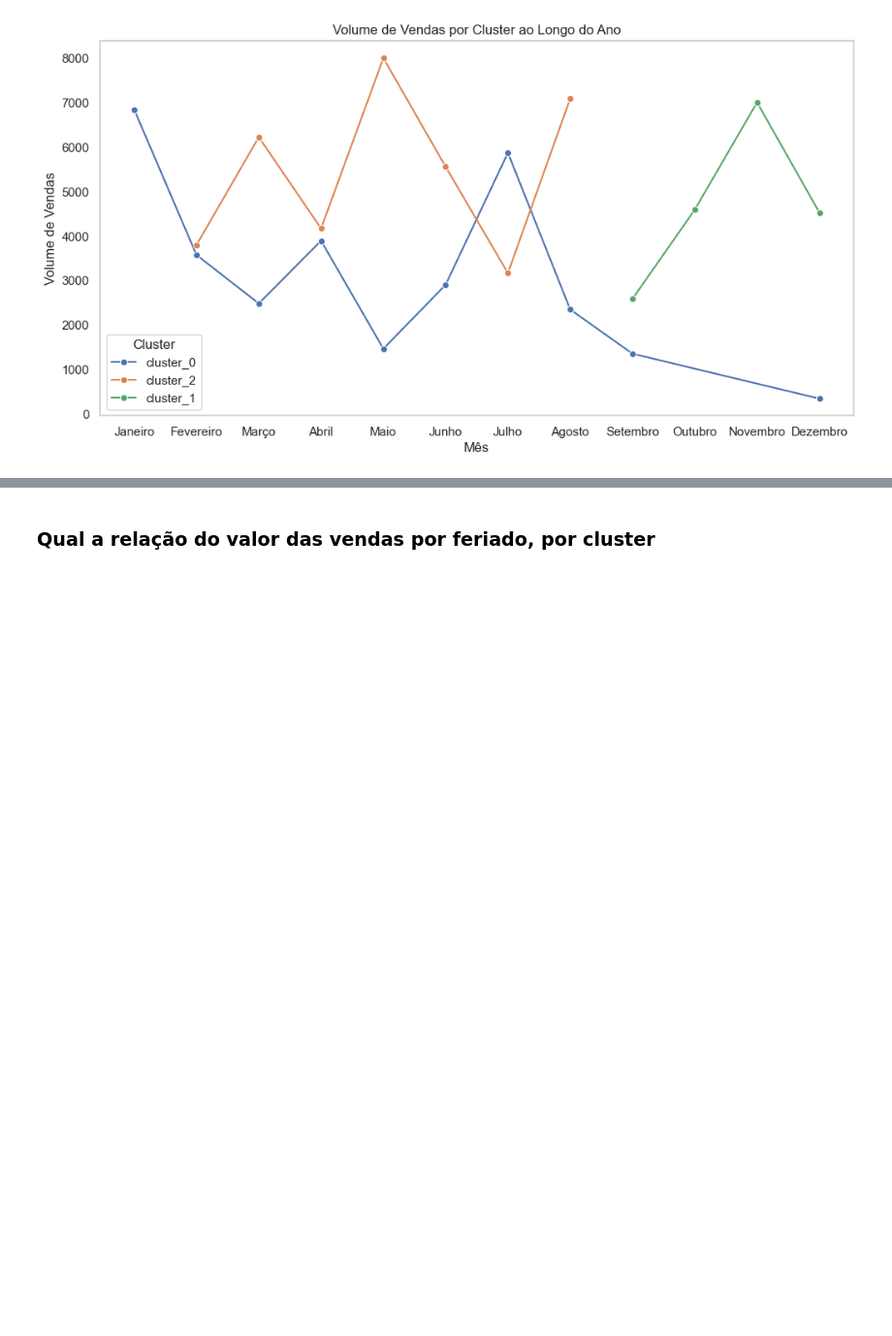
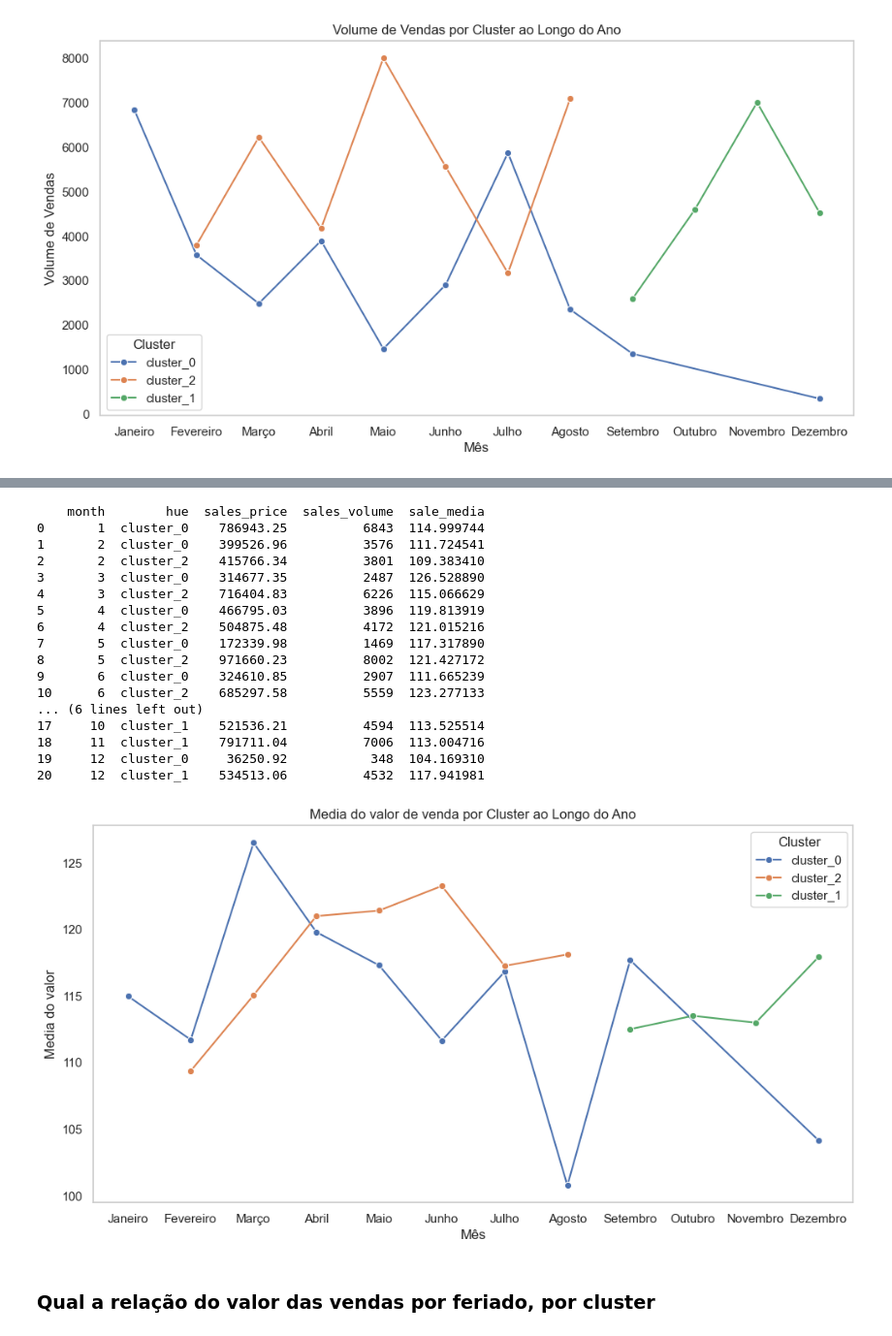
Before and after one commit to wnetohr/Olist-Brazilian-E-Commerce, a Jupyter notebook: notebooks/cluster/eda_cluster_dataframe.ipynb, the cells around one changed output, grey strips where cells are left out. Shown at 97% size. Cells and saved outputs as stored; diff of their text form; code cells hidden in the pictures; blank space fills up the shorter version.

```diff
--- a/notebooks/cluster/eda_cluster_dataframe.ipynb
+++ b/notebooks/cluster/eda_cluster_dataframe.ipynb
@@ -412,3 +440,41 @@ plt.show()
+# %%
+sales_price_volume = sales_price_per_cluster.copy()
+sales_price_volume['sales_volume'] = sales_volume_per_cluster['sales_volume']
+sales_price_volume['sale_media'] = sales_price_volume['sales_price'] / sales_price_volume['sales_volume']
+print(sales_price_volume)
+sales_price_volume.to_parquet('../../data/cluster_data/sales_price_volume.parquet')
+
+plt.figure(figsize=(12, 6))
+sns.lineplot(data=sales_price_volume, x='month', y='sale_media', hue='hue', marker='o')
+plt.title('Media do valor de venda por Cluster ao Longo do Ano')
+plt.xlabel('Mês')
+plt.ylabel('Media do valor')
+plt.xticks(ticks=range(1, 13), labels=[
+    'Janeiro', 'Fevereiro', 'Março', 'Abril', 'Maio', 'Junho',
+    'Julho', 'Agosto', 'Setembro', 'Outubro', 'Novembro', 'Dezembro'
+])
+plt.legend(title='Cluster')
+plt.grid()
+plt.show()
+# %% [output]
+    month        hue  sales_price  sales_volume  sale_media
+0       1  cluster_0    786943.25          6843  114.999744
+1       2  cluster_0    399526.96          3576  111.724541
+2       2  cluster_2    415766.34          3801  109.383410
+3       3  cluster_0    314677.35          2487  126.528890
+4       3  cluster_2    716404.83          6226  115.066629
+5       4  cluster_0    466795.03          3896  119.813919
+6       4  cluster_2    504875.48          4172  121.015216
+7       5  cluster_0    172339.98          1469  117.317890
+8       5  cluster_2    971660.23          8002  121.427172
+9       6  cluster_0    324610.85          2907  111.665239
+10      6  cluster_2    685297.58          5559  123.277133
+... (6 lines left out)
+17     10  cluster_1    521536.21          4594  113.525514
+18     11  cluster_1    791711.04          7006  113.004716
+19     12  cluster_0     36250.92           348  104.169310
+20     12  cluster_1    534513.06          4532  117.941981
+[figure, added]
 # %% [markdown]
 ### Qual a relação do valor das vendas por feriado, por cluster
 # %%
```
Also changed, not shown: parts of 5 cells of this notebook, 4 other files.
